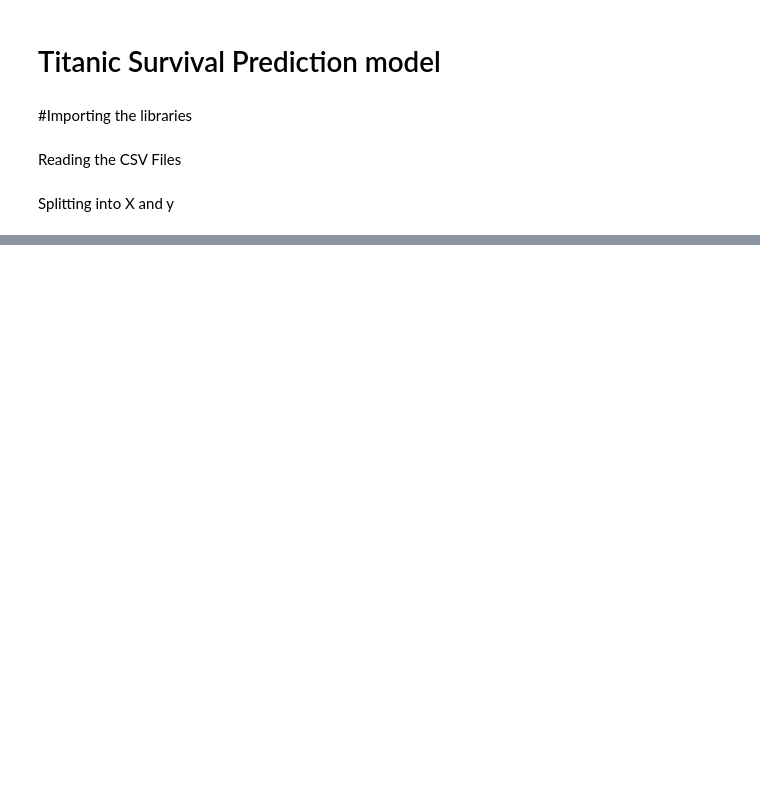
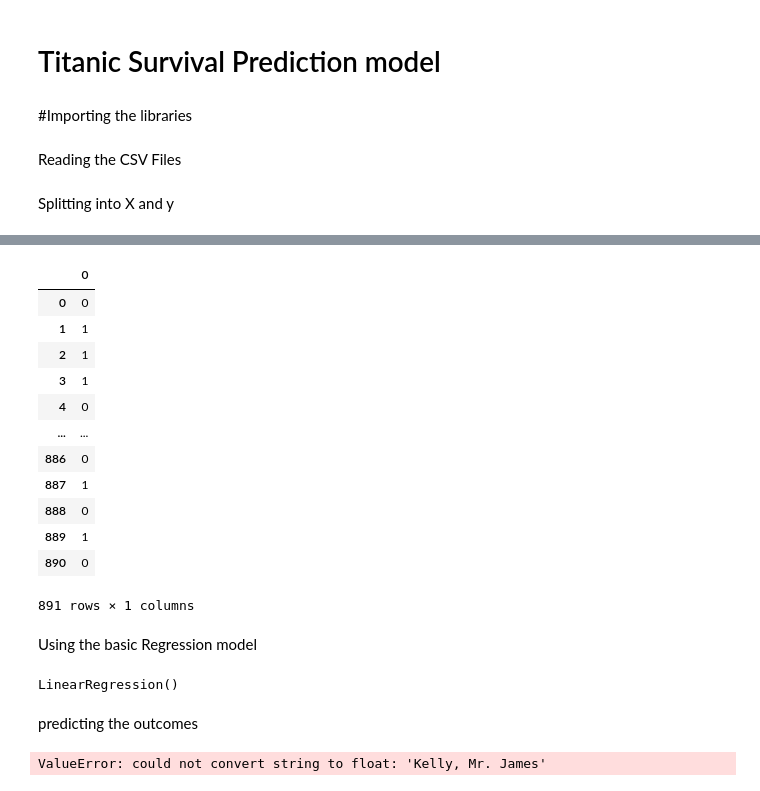
Before and after one commit to DeepeshShrestha01/MLProjects, a Jupyter notebook: Practice/Kaggle/Titanic.ipynb, the cells around one changed output, grey strips where cells are left out. Cells and saved outputs as stored; diff of their text form; code cells hidden in the pictures; blank space fills up the shorter version.

```diff
--- a/Practice/Kaggle/Titanic.ipynb
+++ b/Practice/Kaggle/Titanic.ipynb
@@ -42,0 +153,30 @@ array([[3, 'Moran, Mr. James', 'male', nan, 0, 0.0, '330877', 8.4583,
+# %%
+pd.DataFrame(y_train)
+# %% [output]
+|  | 0 |
+| 0 | 0 |
+| 1 | 1 |
+| 2 | 1 |
+| 3 | 1 |
+| 4 | 0 |
+| ... | ... |
+| 886 | 0 |
+| 887 | 1 |
+| 888 | 0 |
+| 889 | 1 |
+| 890 | 0 |
+891 rows × 1 columns
+# %% [markdown]
+Using the basic Regression model
+# %%
+from sklearn.linear_model import LinearRegression
+regressor = LinearRegression()
+regressor.fit(X_train, y_train)
+# %% [output]
+LinearRegression()
+# %% [markdown]
+predicting the outcomes
+# %%
+y_pred = regressor.predict(X_test)
+# %% [output]
+ValueError: could not convert string to float: 'Kelly, Mr. James'
```
Also changed, not shown: parts of 17 cells of this notebook.
